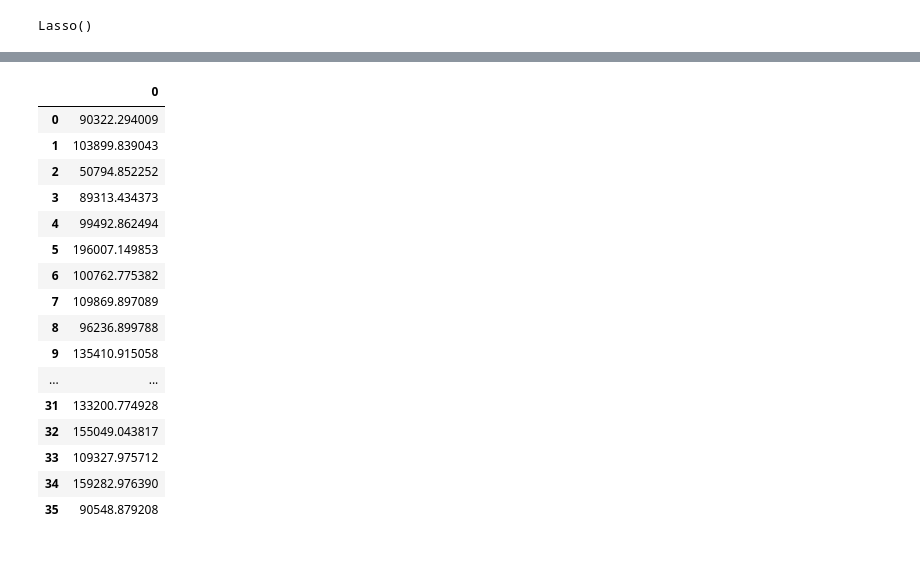
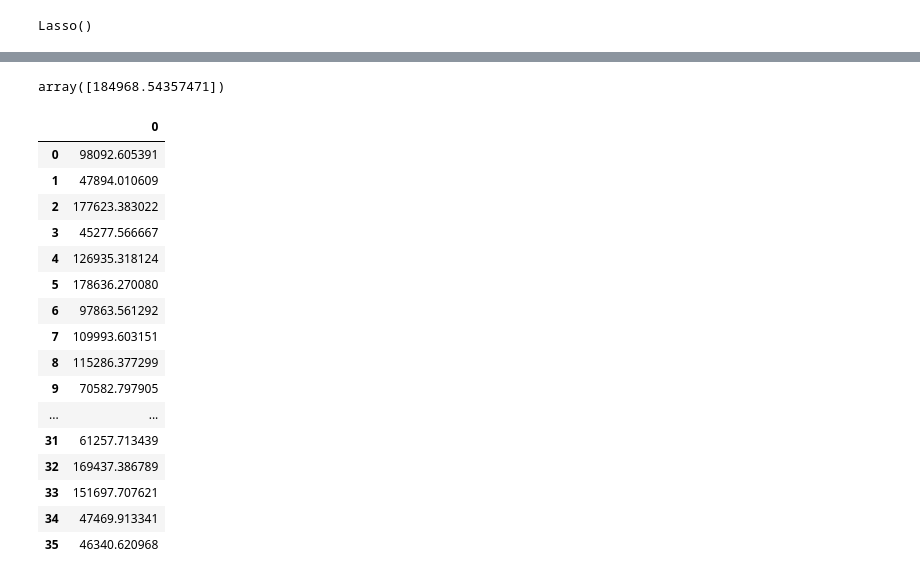
Before and after one commit to avimallik/machine_learning_workbench, a Jupyter notebook: regularization/regularization.ipynb, the cells around one changed output, grey strips where cells are left out. Saved outputs shown, nothing was run; the diff lists cells and outputs as text; code cells hidden in the pictures.

Commit message:
L1 (Lasso Mode), L2 (Ridge Model) R Squared score evaluation

```diff
--- a/regularization/regularization.ipynb
+++ b/regularization/regularization.ipynb
@@ -52,3 +75,2 @@ Y = df_new.iloc[ : , 3]
 # %%
-X, xTest, Y, yTest = train_test_split(X, Y, train_size=0.75, random_state=2)
-X.shape
+xTrain, xTest, yTrain, yTest = train_test_split(x, y, test_size=0.25, random_state=2)
@@ -61,6 +123,8 @@ xTest.shape
 # %%
 lasso_model = Lasso()
-training = lasso_model.fit(X, Y)
-training
+lasso_model
 # %% [output]
 Lasso()
+# %%
+training = lasso_model.fit(xTrain, yTrain)
+training
@@ -67,4 +138,4 @@ Lasso()
 # %%
-testing = lasso_model.fit(xTest, yTest)
-testing
+score_testing = lasso_model.score(xTest, yTest)
+score_testing
 # %% [output]
@@ -72,21 +163,26 @@ Lasso()
+# %%
+single_pred = lasso_model.predict([[162597.70, 151377.59, 443898.53]])
+single_pred
+# %% [output]
+array([184968.54357471])
 # %%
-yPredicted = training.predict(X)
+yPredicted = lasso_model.predict(xTrain)
 pd.DataFrame(yPredicted)
 # %% [output]
 |  | 0 |
-| 0 | 90322.294009 |
-| 1 | 103899.839043 |
-| 2 | 50794.852252 |
-| 3 | 89313.434373 |
-| 4 | 99492.862494 |
-| 5 | 196007.149853 |
-| 6 | 100762.775382 |
-| 7 | 109869.897089 |
-| 8 | 96236.899788 |
-| 9 | 135410.915058 |
+| 0 | 98092.605391 |
+| 1 | 47894.010609 |
+| 2 | 177623.383022 |
+| 3 | 45277.566667 |
+| 4 | 126935.318124 |
+| 5 | 178636.270080 |
+| 6 | 97863.561292 |
+| 7 | 109993.603151 |
+| 8 | 115286.377299 |
+| 9 | 70582.797905 |
 | ... | ... |
-| 31 | 133200.774928 |
-| 32 | 155049.043817 |
-| 33 | 109327.975712 |
-| 34 | 159282.976390 |
-| 35 | 90548.879208 |
+| 31 | 61257.713439 |
+| 32 | 169437.386789 |
+| 33 | 151697.707621 |
+| 34 | 47469.913341 |
+| 35 | 46340.620968 |
```
Also changed, not shown: parts of 24 cells of this notebook.
